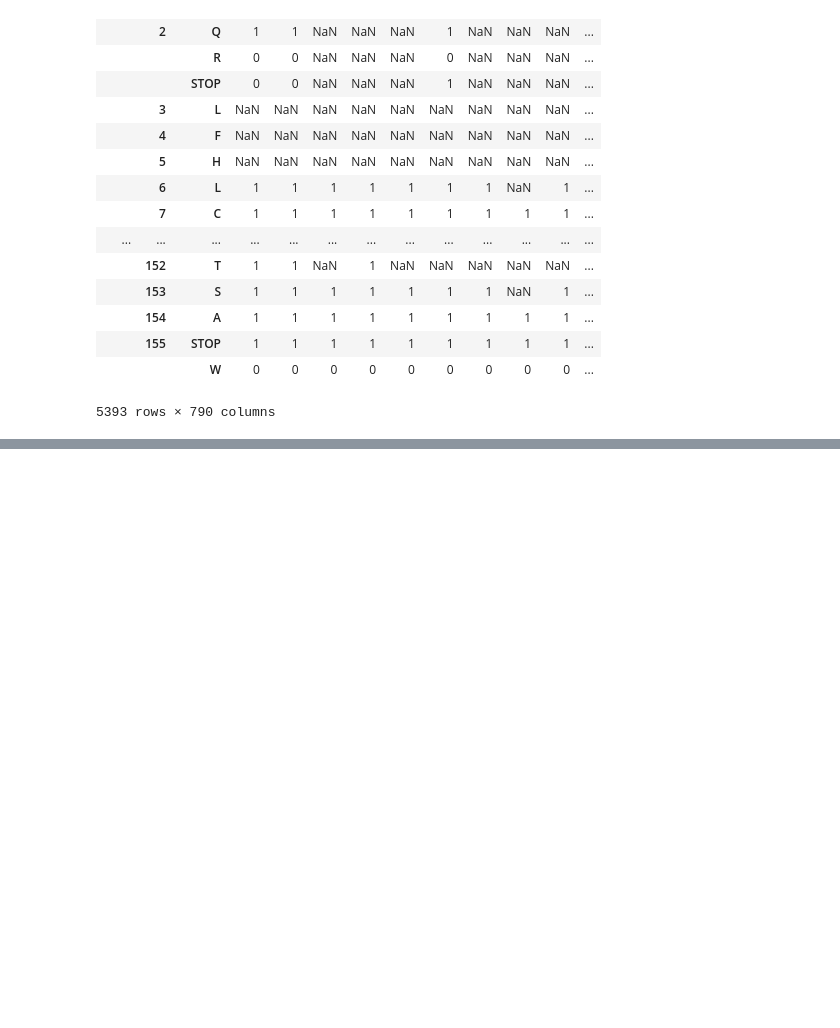
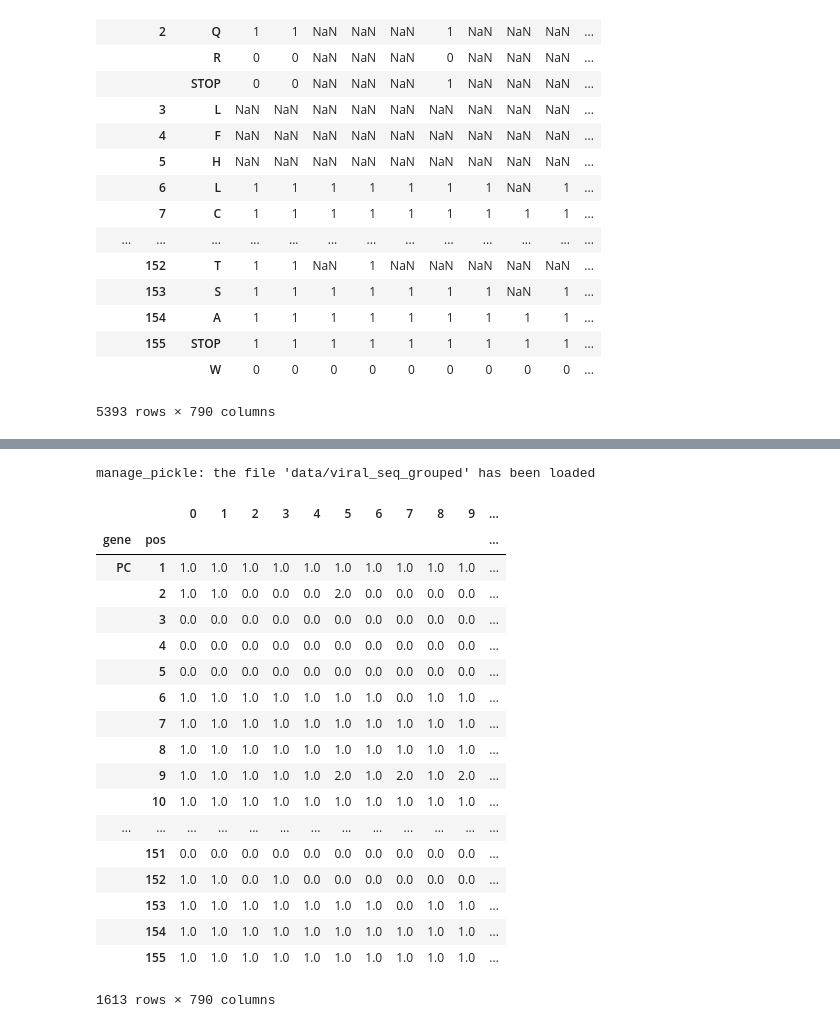
Before and after one commit to matthiaszeller/HBV, a Jupyter notebook: Viral data.ipynb, the cells around one changed output, grey strips where cells are left out. Saved outputs shown, nothing was run; the diff lists cells and outputs as text; code cells hidden in the pictures; blank space fills up the shorter version.

Commit message:
advancement in viral sequences analysis, adding of python scripts

```diff
--- a/Viral data.ipynb
+++ b/Viral data.ipynb
@@ -271,0 +320,29 @@ memory usage: 32.7+ MB
+# %%
+# Warning: this is a slow computation, takes several minutes
+# Thus we use a custom 'manage_pickle' function
+def group_by_pos():
+    return df_pos.groupby(level=['gene', 'pos']).sum()
+
+df_grouped = common.manage_pickle(path='data/viral_seq_grouped', fun=group_by_pos)
+df_grouped
+# %% [output]
+manage_pickle: the file 'data/viral_seq_grouped' has been loaded
+|  |  | 0 | 1 | 2 | 3 | 4 | 5 | 6 | 7 | 8 | 9 | ... |
+| gene | pos |  |  |  |  |  |  |  |  |  |  | ... |
+| PC | 1 | 1.0 | 1.0 | 1.0 | 1.0 | 1.0 | 1.0 | 1.0 | 1.0 | 1.0 | 1.0 | ... |
+|  | 2 | 1.0 | 1.0 | 0.0 | 0.0 | 0.0 | 2.0 | 0.0 | 0.0 | 0.0 | 0.0 | ... |
+|  | 3 | 0.0 | 0.0 | 0.0 | 0.0 | 0.0 | 0.0 | 0.0 | 0.0 | 0.0 | 0.0 | ... |
+|  | 4 | 0.0 | 0.0 | 0.0 | 0.0 | 0.0 | 0.0 | 0.0 | 0.0 | 0.0 | 0.0 | ... |
+|  | 5 | 0.0 | 0.0 | 0.0 | 0.0 | 0.0 | 0.0 | 0.0 | 0.0 | 0.0 | 0.0 | ... |
+|  | 6 | 1.0 | 1.0 | 1.0 | 1.0 | 1.0 | 1.0 | 1.0 | 0.0 | 1.0 | 1.0 | ... |
+|  | 7 | 1.0 | 1.0 | 1.0 | 1.0 | 1.0 | 1.0 | 1.0 | 1.0 | 1.0 | 1.0 | ... |
+|  | 8 | 1.0 | 1.0 | 1.0 | 1.0 | 1.0 | 1.0 | 1.0 | 1.0 | 1.0 | 1.0 | ... |
+|  | 9 | 1.0 | 1.0 | 1.0 | 1.0 | 1.0 | 2.0 | 1.0 | 2.0 | 1.0 | 2.0 | ... |
+|  | 10 | 1.0 | 1.0 | 1.0 | 1.0 | 1.0 | 1.0 | 1.0 | 1.0 | 1.0 | 1.0 | ... |
+| ... | ... | ... | ... | ... | ... | ... | ... | ... | ... | ... | ... | ... |
+|  | 151 | 0.0 | 0.0 | 0.0 | 0.0 | 0.0 | 0.0 | 0.0 | 0.0 | 0.0 | 0.0 | ... |
+|  | 152 | 1.0 | 1.0 | 0.0 | 1.0 | 0.0 | 0.0 | 0.0 | 0.0 | 0.0 | 0.0 | ... |
+|  | 153 | 1.0 | 1.0 | 1.0 | 1.0 | 1.0 | 1.0 | 1.0 | 0.0 | 1.0 | 1.0 | ... |
+|  | 154 | 1.0 | 1.0 | 1.0 | 1.0 | 1.0 | 1.0 | 1.0 | 1.0 | 1.0 | 1.0 | ... |
+|  | 155 | 1.0 | 1.0 | 1.0 | 1.0 | 1.0 | 1.0 | 1.0 | 1.0 | 1.0 | 1.0 | ... |
+1613 rows × 790 columns
```
Also changed, not shown: parts of 23 cells of this notebook, 2 other files.
